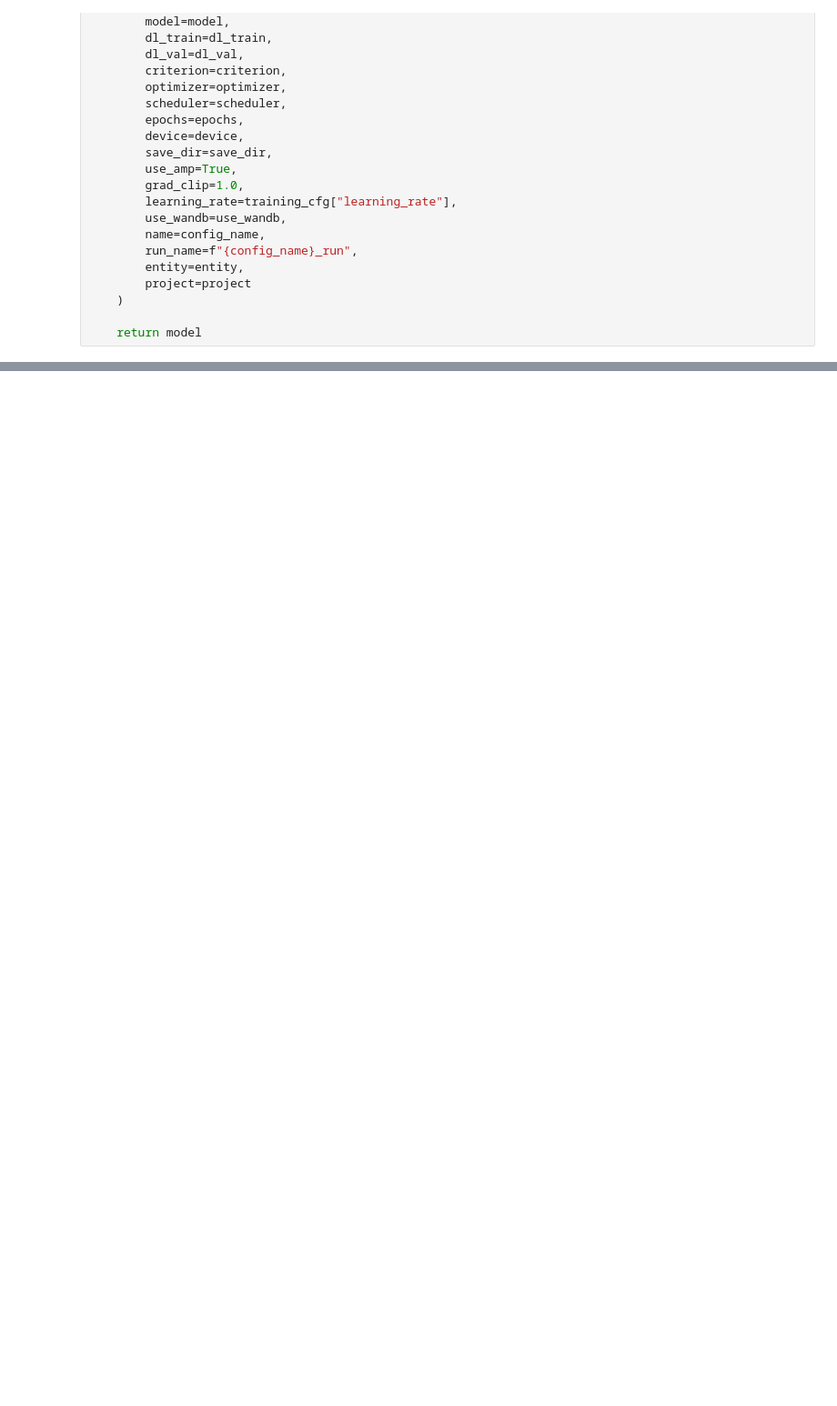
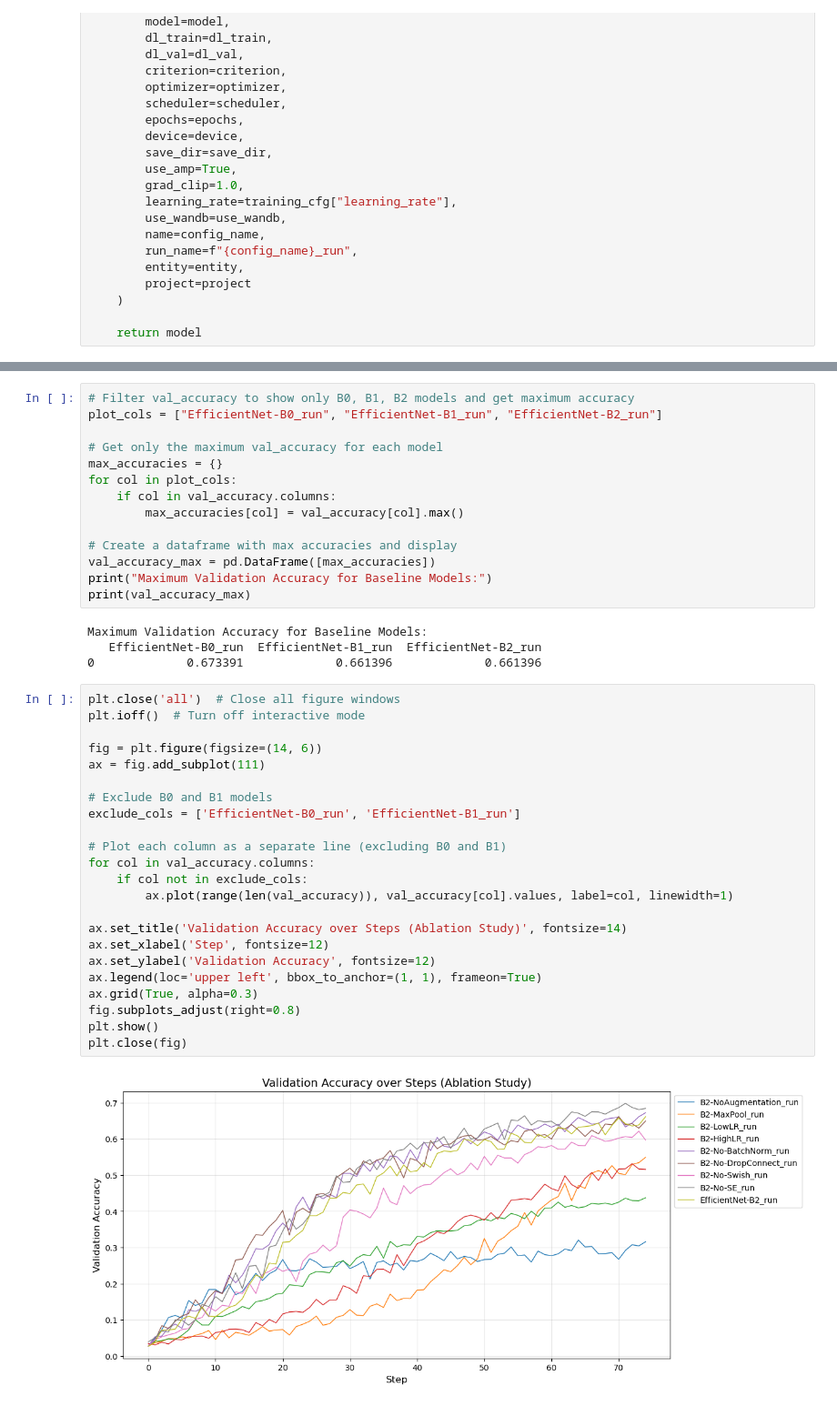
Before and after one commit to mpreda01/Image_processing_and_computer_vision_project, a Jupyter notebook: efiicientNet_Ablation.ipynb, the cells around one changed output, grey strips where cells are left out. Shown at 91% size. Drawn from its saved outputs; the diff is of its cells as text; blank space fills up the shorter version.

Commit message:
add csv files, plot in the notebook

```diff
--- a/efiicientNet_Ablation.ipynb
+++ b/efiicientNet_Ablation.ipynb
@@ -1149,0 +1534,43 @@ for config_name in ablation_configs.keys():
+# %%
+# Filter val_accuracy to show only B0, B1, B2 models and get maximum accuracy
+plot_cols = ["EfficientNet-B0_run", "EfficientNet-B1_run", "EfficientNet-B2_run"]
+
+# Get only the maximum val_accuracy for each model
+max_accuracies = {}
+for col in plot_cols:
+    if col in val_accuracy.columns:
+        max_accuracies[col] = val_accuracy[col].max()
+
+# Create a dataframe with max accuracies and display
+val_accuracy_max = pd.DataFrame([max_accuracies])
+print("Maximum Validation Accuracy for Baseline Models:")
+print(val_accuracy_max)
+# %% [output]
+Maximum Validation Accuracy for Baseline Models:
+   EfficientNet-B0_run  EfficientNet-B1_run  EfficientNet-B2_run
+0             0.673391             0.661396             0.661396
+# %%
+plt.close('all')  # Close all figure windows
+plt.ioff()  # Turn off interactive mode
+
+fig = plt.figure(figsize=(14, 6))
+ax = fig.add_subplot(111)
+
+# Exclude B0 and B1 models
+exclude_cols = ['EfficientNet-B0_run', 'EfficientNet-B1_run']
+
+# Plot each column as a separate line (excluding B0 and B1)
+for col in val_accuracy.columns:
+    if col not in exclude_cols:
+        ax.plot(range(len(val_accuracy)), val_accuracy[col].values, label=col, linewidth=1)
+
+ax.set_title('Validation Accuracy over Steps (Ablation Study)', fontsize=14)
+ax.set_xlabel('Step', fontsize=12)
+ax.set_ylabel('Validation Accuracy', fontsize=12)
+ax.legend(loc='upper left', bbox_to_anchor=(1, 1), frameon=True)
+ax.grid(True, alpha=0.3)
+fig.subplots_adjust(right=0.8)
+plt.show()
+plt.close(fig)
+# %% [output]
+[figure, added]
```
Also changed, not shown: parts of 19 cells of this notebook, 5 other files.
